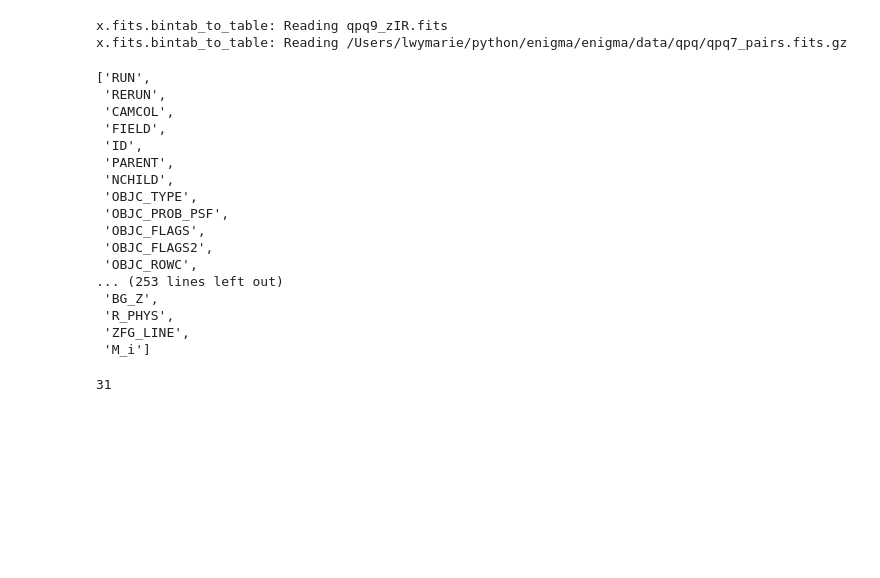
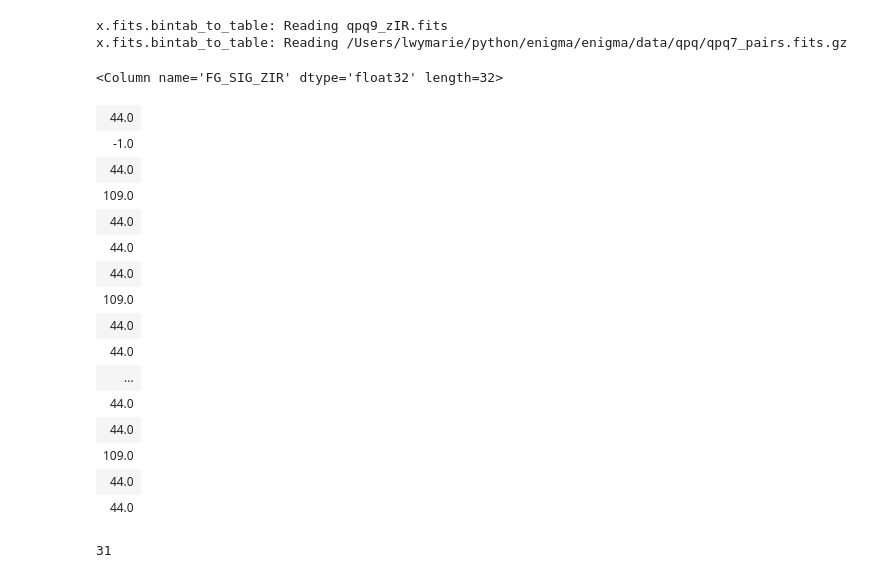
Before and after one commit to qsopairs/papers, a Jupyter notebook: QPQ9/Analysis/QPQ9_sample.ipynb, the cells around one changed output. Drawn from its saved outputs; the diff is of its cells as text; code cells hidden in the pictures; blank space fills up the shorter version.

```diff
--- a/QPQ9/Analysis/QPQ9_sample.ipynb
+++ b/QPQ9/Analysis/QPQ9_sample.ipynb
@@ -173,25 +173,25 @@ QPQ7 = xxf.bintab_to_table(QPQ7_fil)
 x.fits.bintab_to_table: Reading qpq9_zIR.fits
 x.fits.bintab_to_table: Reading /Users/lwymarie/python/enigma/enigma/data/qpq/qpq7_pairs.fits.gz
 # %%
-QPQ_zIR.keys()
+QPQ_zIR['FG_SIG_ZIR']
 # %% [output]
-['RUN',
- 'RERUN',
- 'CAMCOL',
- 'FIELD',
- 'ID',
- 'PARENT',
- 'NCHILD',
- 'OBJC_TYPE',
- 'OBJC_PROB_PSF',
- 'OBJC_FLAGS',
- 'OBJC_FLAGS2',
- 'OBJC_ROWC',
-... (253 lines left out)
- 'BG_Z',
- 'R_PHYS',
- 'ZFG_LINE',
- 'M_i']
+<Column name='FG_SIG_ZIR' dtype='float32' length=32>
+| 44.0 |
+| -1.0 |
+| 44.0 |
+| 109.0 |
+| 44.0 |
+| 44.0 |
+| 44.0 |
+| 109.0 |
+| 44.0 |
+| 44.0 |
+| ... |
+| 44.0 |
+| 44.0 |
+| 109.0 |
+| 44.0 |
+| 44.0 |
 # %%
 QPQ9 = copy.deepcopy(QPQ_zIR)
 QPQ9.rename_column('FG_ZIR', 'Z_FG')
```
Also changed, not shown: parts of 8 cells of this notebook, 4 other files.
